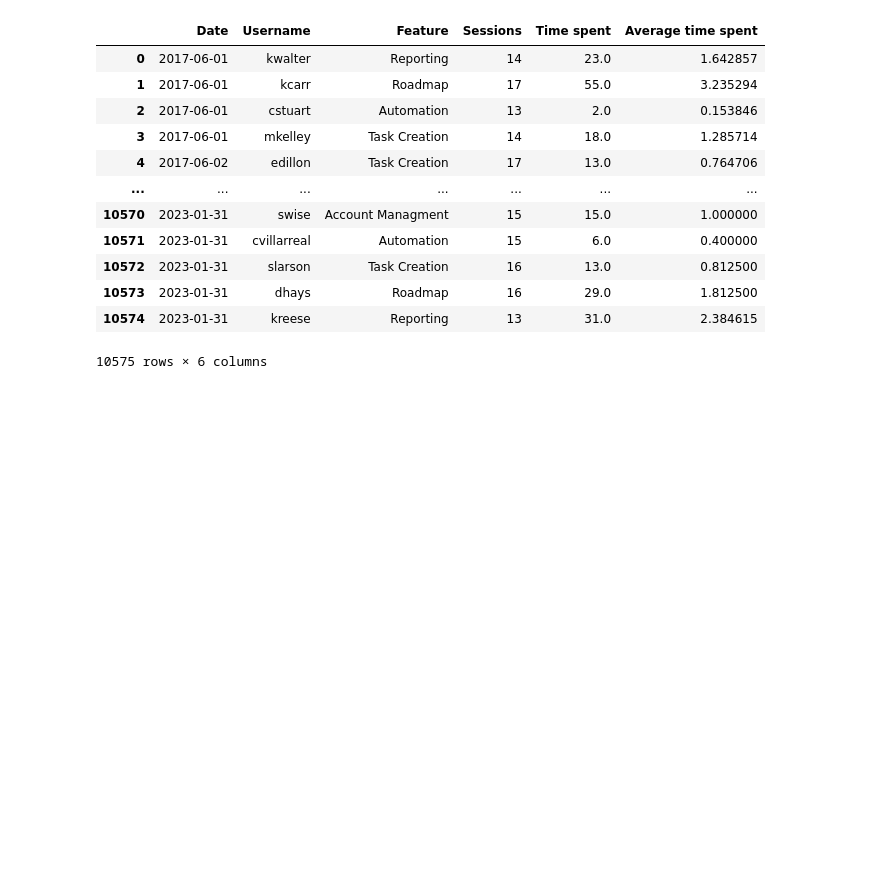
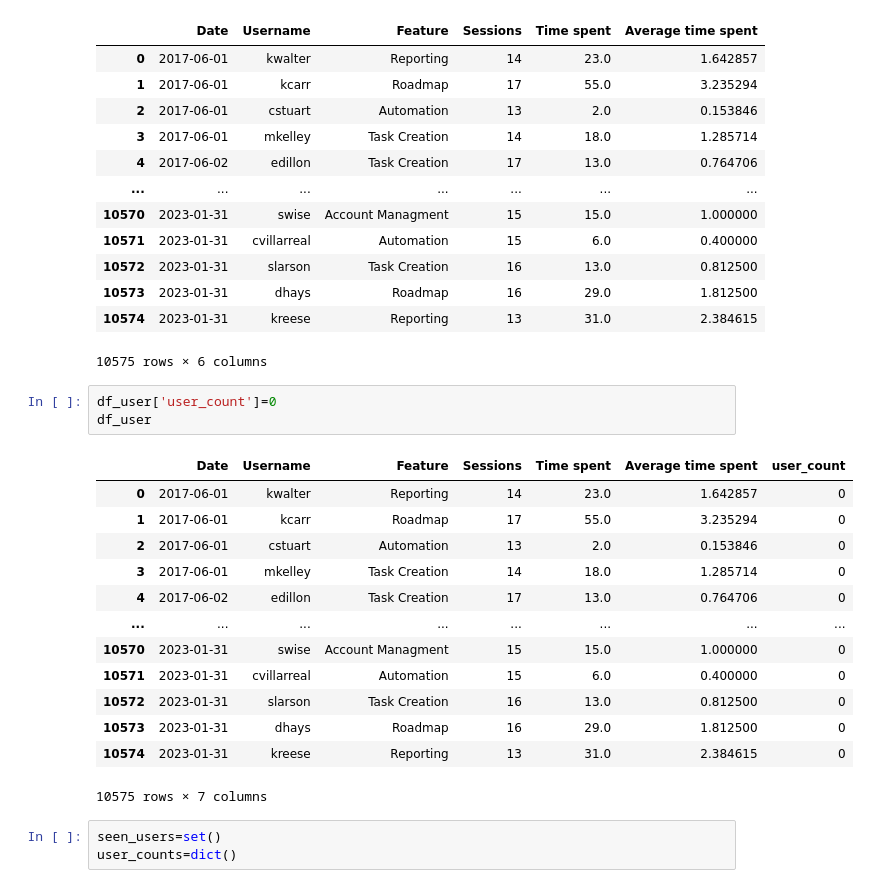
Before and after one commit to lucaslulucaslu/Data-Science-Practice-Projects, a Jupyter notebook: 10. Product usage analysis/product usage.ipynb, the cells around one changed output. Saved outputs shown, nothing was run; the diff lists cells and outputs as text; blank space fills up the shorter version.

```diff
--- a/10. Product usage analysis/product usage.ipynb
+++ b/10. Product usage analysis/product usage.ipynb
@@ -91,3 +93,23 @@ df_user
 | 10573 | 2023-01-31 | dhays | Roadmap | 16 | 29.0 | 1.812500 |
 | 10574 | 2023-01-31 | kreese | Reporting | 13 | 31.0 | 2.384615 |
 10575 rows × 6 columns
+# %%
+df_user['user_count']=0
+df_user
+# %% [output]
+|  | Date | Username | Feature | Sessions | Time spent | Average time spent | user_count |
+| 0 | 2017-06-01 | kwalter | Reporting | 14 | 23.0 | 1.642857 | 0 |
+| 1 | 2017-06-01 | kcarr | Roadmap | 17 | 55.0 | 3.235294 | 0 |
+| 2 | 2017-06-01 | cstuart | Automation | 13 | 2.0 | 0.153846 | 0 |
+| 3 | 2017-06-01 | mkelley | Task Creation | 14 | 18.0 | 1.285714 | 0 |
+| 4 | 2017-06-02 | edillon | Task Creation | 17 | 13.0 | 0.764706 | 0 |
+| ... | ... | ... | ... | ... | ... | ... | ... |
+| 10570 | 2023-01-31 | swise | Account Managment | 15 | 15.0 | 1.000000 | 0 |
+| 10571 | 2023-01-31 | cvillarreal | Automation | 15 | 6.0 | 0.400000 | 0 |
+| 10572 | 2023-01-31 | slarson | Task Creation | 16 | 13.0 | 0.812500 | 0 |
+| 10573 | 2023-01-31 | dhays | Roadmap | 16 | 29.0 | 1.812500 | 0 |
+| 10574 | 2023-01-31 | kreese | Reporting | 13 | 31.0 | 2.384615 | 0 |
+10575 rows × 7 columns
+# %%
+seen_users=set()
+user_counts=dict()
```
Also changed, not shown: parts of 9 cells of this notebook.
